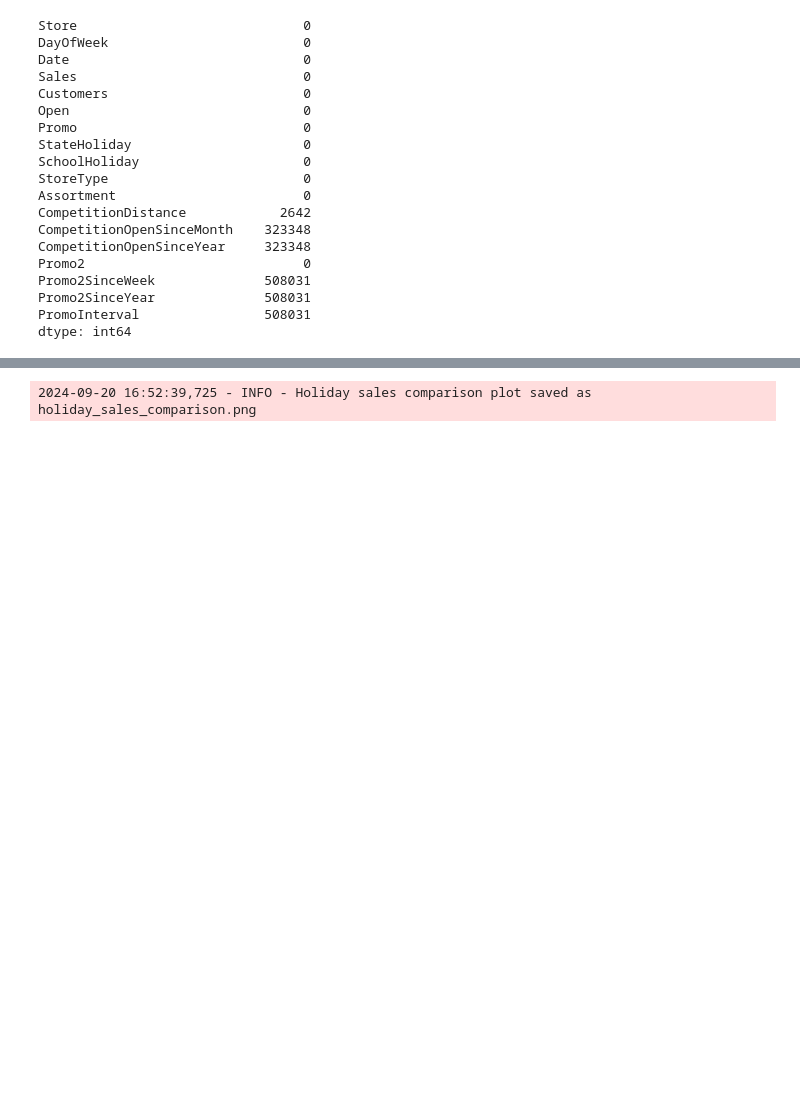
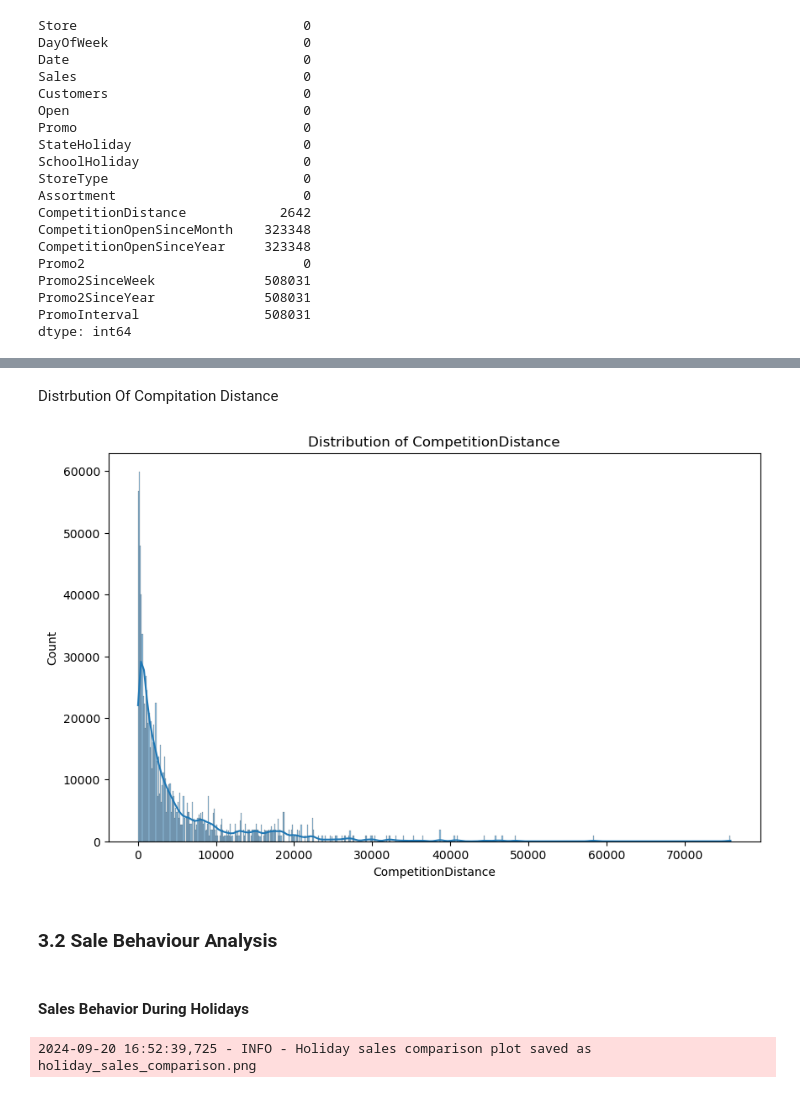
Before and after one commit to Getachew0557/KAIM2W4-rossmann-sales-forecast, a Jupyter notebook: notebook/eda_notebook.ipynb, the cells around one changed output, grey strips where cells are left out. Cells and saved outputs as stored; diff of their text form; code cells hidden in the pictures; blank space fills up the shorter version.

```diff
--- a/notebook/eda_notebook.ipynb
+++ b/notebook/eda_notebook.ipynb
@@ -200 +348,15 @@ plot_sales_distribution(train_data, test_data)
+# %% [markdown]
+Distrbution Of Compitation Distance
+# %%
+# Check the distribution of CompetitionDistance
+plt.figure(figsize=(10, 6))
+sns.histplot(merged_data['CompetitionDistance'], kde=True)
+plt.title('Distribution of CompetitionDistance')
+plt.show()
+# %% [output]
+[figure, added]
+# %% [markdown]
+### 3.2 Sale Behaviour Analysis
+# %% [markdown]
+#### Sales Behavior During Holidays
 # %%
```
Also changed, not shown: parts of 43 cells of this notebook, 1 other file.
